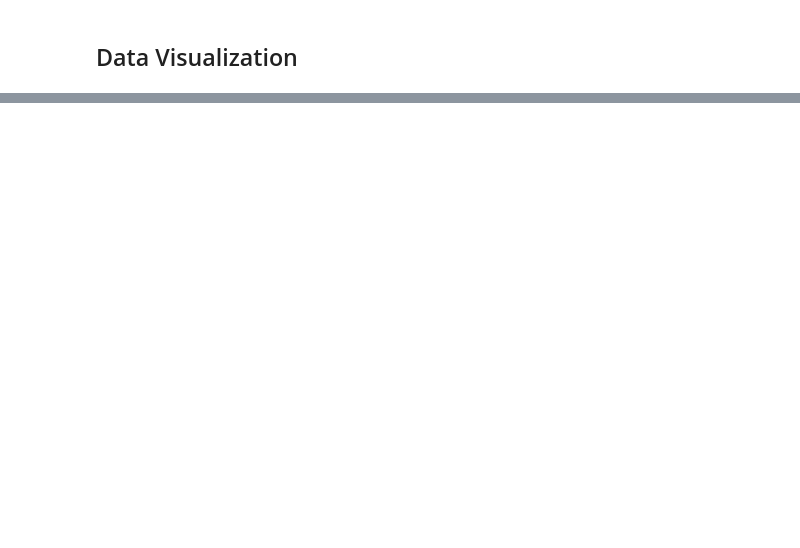
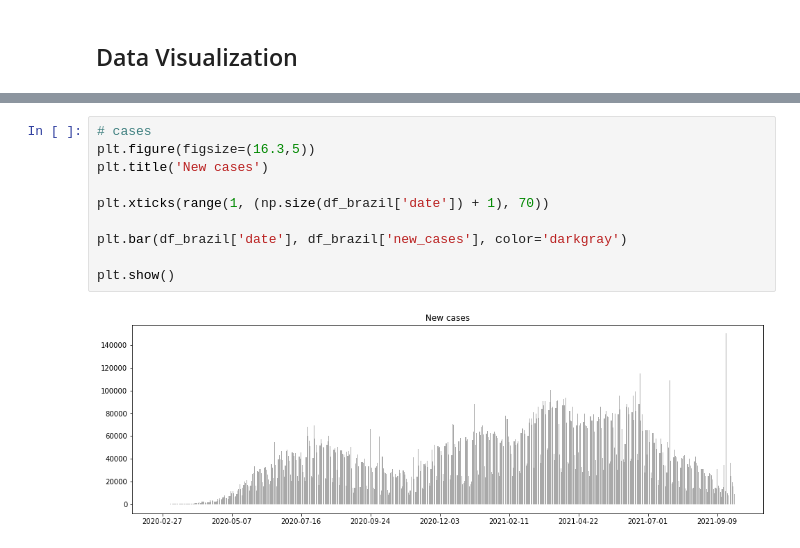
Before and after one commit to luanteleseng/covid-19, a Jupyter notebook: covid_data.ipynb, the cells around one changed output, grey strips where cells are left out. Drawn from its saved outputs; the diff is of its cells as text; blank space fills up the shorter version.

```diff
--- a/covid_data.ipynb
+++ b/covid_data.ipynb
@@ -114,2 +114,14 @@ People Fully Vaccinated: 40.36%
+# %%
+# cases
+plt.figure(figsize=(16.3,5))
+plt.title('New cases')
+
+plt.xticks(range(1, (np.size(df_brazil['date']) + 1), 70))
+
+plt.bar(df_brazil['date'], df_brazil['new_cases'], color='darkgray')
+
+plt.show()
+# %% [output]
+[figure, added]
 # %%
 # deaths
```
Also changed, not shown: parts of 9 cells of this notebook.
